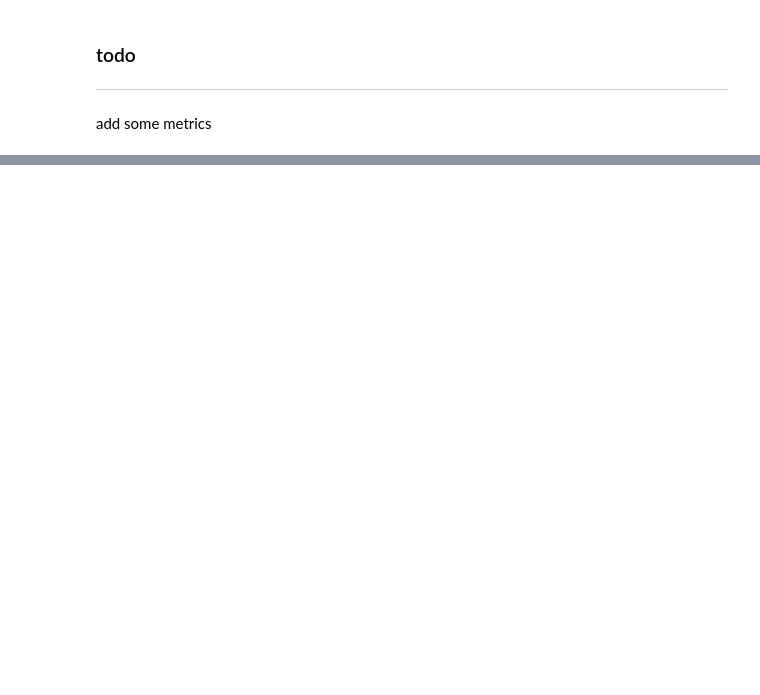
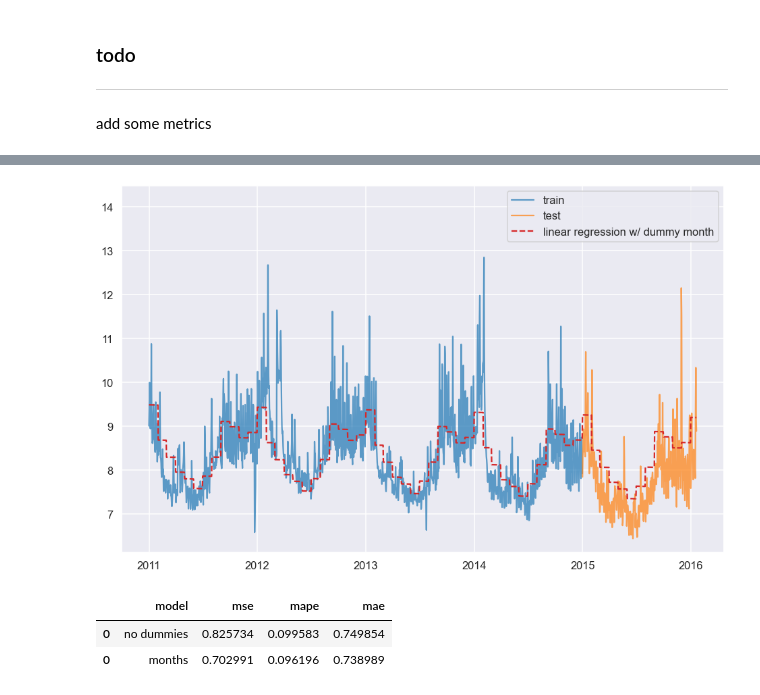
Before and after one commit to hypershotgun/linear_forecast, a Jupyter notebook: lin_frcst.ipynb, the cells around one changed output, grey strips where cells are left out. Saved outputs shown, nothing was run; the diff lists cells and outputs as text; code cells hidden in the pictures; blank space fills up the shorter version.

Commit message:
update the dummies

```diff
--- a/lin_frcst.ipynb
+++ b/lin_frcst.ipynb
@@ -128,18 +153,12 @@ gif.save(frames, "figs/subset_time_series_w_month_gif.gif", duration=400)
 # %%
-# clip to include only 2014 and later
-clipped_date = '01-01-2000'
-df_train_clipped = df_train[df_train['ds'] >= clipped_date]
-df_test_clipped = df_test[df_test['ds'] >= clipped_date]
-df_train_test_clipped = df_train_test[df_train_test['ds'] >= clipped_date]
-
 # shape the inputs
 X_month = np.hstack(
     [
-        time_scaler.fit_transform(df_train_clipped.index.values.reshape(-1, 1)),
-        df_train_clipped.loc[:, ~df_train_clipped.columns.isin(['y','ds'])].values,
+        time_scaler.fit_transform(df_train.index.values.reshape(-1, 1)),
+        df_train.loc[:, ~df_train.columns.isin(["y", "ds"])].values,
     ]
 )
-y_month = df_train_clipped.loc[:, "y"].values.reshape(-1,1)
+y_month = df_train.loc[:, "y"].values.reshape(-1, 1)
 
 # fit the lin reg
 reg_month = LinearRegression().fit(X_month, y_month)
@@ -147,27 +166,29 @@ reg_month = LinearRegression().fit(X_month, y_month)
 # predict using the dates of the train and test set
 X_predict_month = np.hstack(
     [
-        time_scaler.fit_transform(df_train_test_clipped.index.values.reshape(-1, 1)),
-        df_train_test_clipped.loc[:, ~df_train_test_clipped.columns.isin(['y','ds'])].values,
+        time_scaler.fit_transform(df_train_test.index.values.reshape(-1, 1)),
+        df_train_test.loc[:, ~df_train_test.columns.isin(["y", "ds"])].values,
     ]
 )
 y_predict_month = reg_month.predict(X_predict_month)
 # %%
 # plot the subset with
 plt.figure(figsize=(16, 10))
-plt.plot_date(x=df_train_clipped["ds"], y=df_train_clipped["y"], fmt="-", label="train")
-plt.plot_date(x=df_test_clipped["ds"], y=df_test_clipped["y"], fmt="-", label="test")
+plt.plot_date(x=df_train["ds"], y=df_train["y"], fmt="-", label="train", alpha=0.7)
+plt.plot_date(x=df_test["ds"], y=df_test["y"], fmt="-", label="test", alpha=0.7)
 plt.ylim(top=plt.ylim()[1] * 1.1)  # stretching the top of the plot by 10%
 
 plt.plot_date(
-    x=df_train_test_clipped["ds"],
+    x=df_train_test["ds"],
     y=y_predict_month,
     fmt="--",
     label="linear regression w/ dummy month",
-    c=sns.color_palette()[3] # selecting this color, think it looks better
+    c=sns.color_palette()[3],  # selecting this color, think it looks better
 )
 plt.legend()
 
 # plt.title("simple linear regression")
 plt.savefig(f"figs/{next(fig_num)}_subset_time_series_w_linreg.png")
 plt.show()
+# %% [output]
+[figure, added]
@@ -173,0 +229,7 @@ plt.show()
+# %%
+df_metrics = pd.concat([pd.DataFrame( data= metrics_ols),pd.DataFrame( data= metrics_month)])
+df_metrics.head(10)
+# %% [output]
+|  | model | mse | mape | mae |
+| 0 | no dummies | 0.825734 | 0.099583 | 0.749854 |
+| 0 | months | 0.702991 | 0.096196 | 0.738989 |
```
Also changed, not shown: parts of 11 cells of this notebook.
